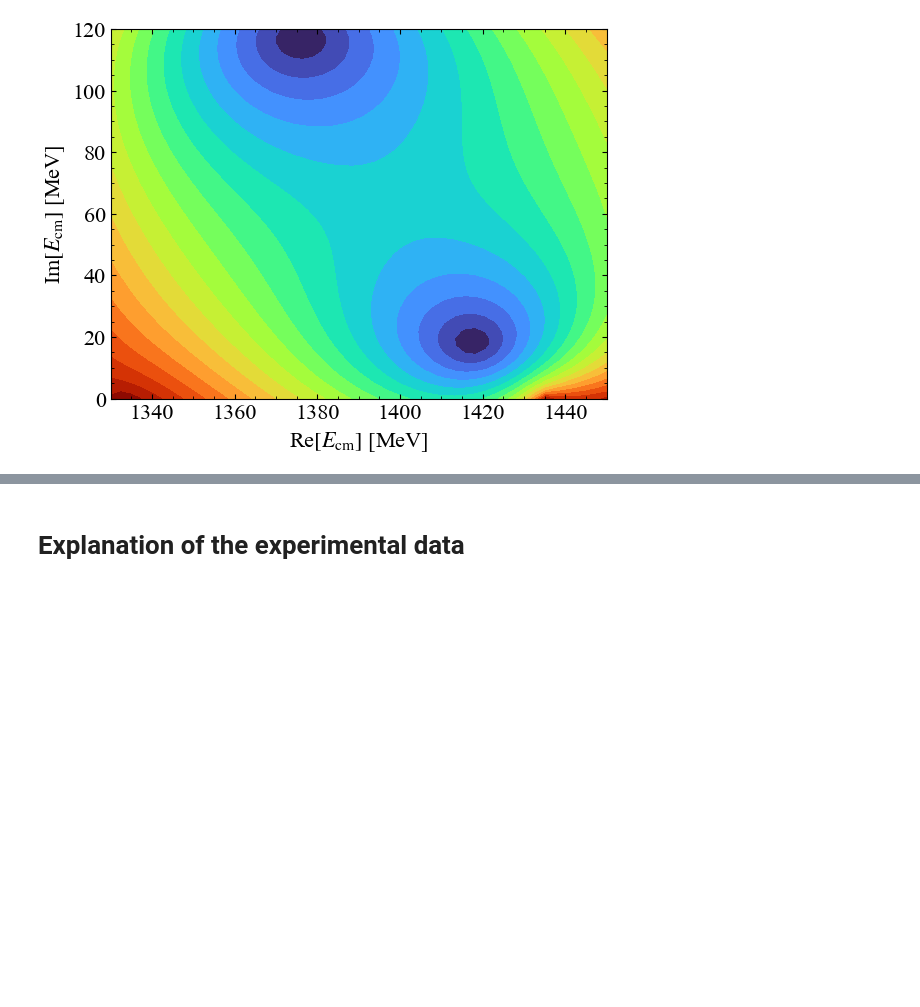
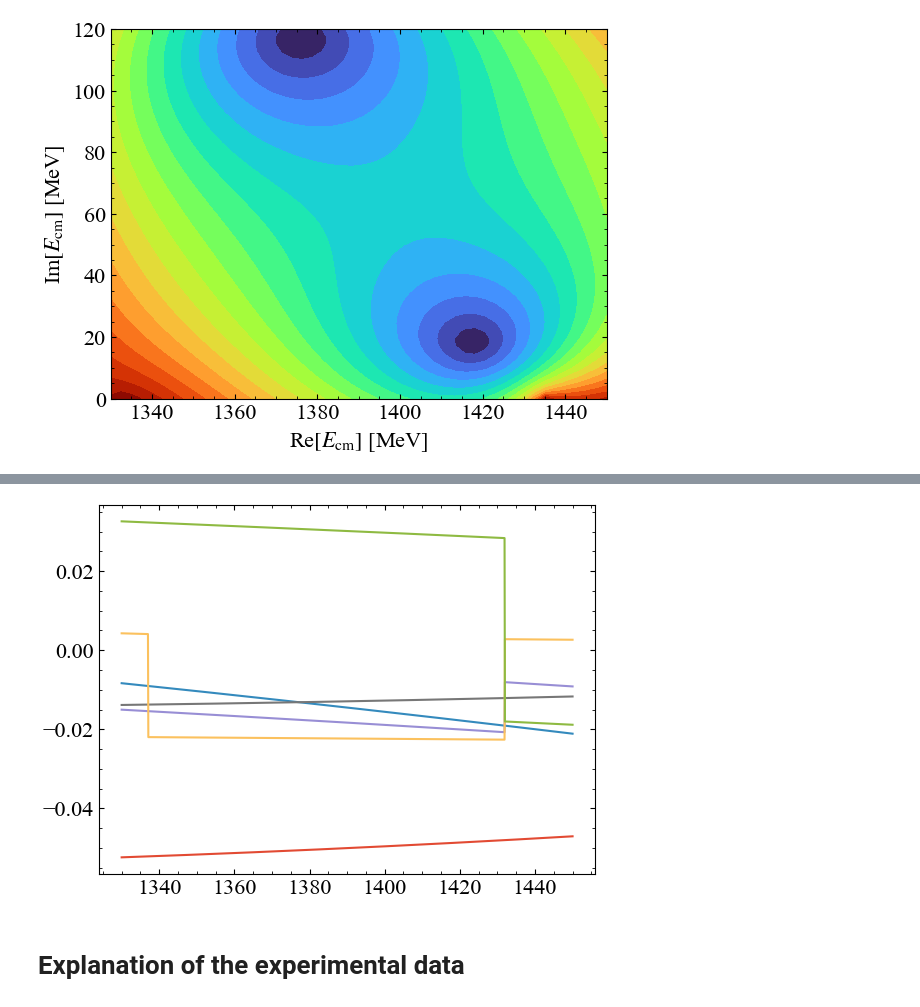
Before and after one commit to zejianzhuang-uv/N1535, a Jupyter notebook: cross_section_lambda.ipynb, the cells around one changed output, grey strips where cells are left out. Cells and saved outputs as stored; diff of their text form; code cells hidden in the pictures; blank space fills up the shorter version.

```diff
--- a/cross_section_lambda.ipynb
+++ b/cross_section_lambda.ipynb
@@ -141,6 +141,16 @@ pL = pole_lo_degen([1364e0, -40e0], par, C_mat(), aLO)
 par_phy_channel = par_physical_channel()
 aLO_phy_channel = Tuple([subtraction_cons(par_phy_channel[:mch][i], mu, qmaxLO) for i in 1:6] )
 anlo_phy_channel = Tuple(subtraction_cons(par_phy_channel[:mch][i], mu, qmax_nlo) for i in 1:6);
+# %%
+w = 1330:0.1:1450
+fig, ax = PyPlot.subplots()
+for i in 1:6
+    # ax.plot(w, [real(Born_u(ww, par_phy_channel, n=6))[1, i] for ww in w])
+    ax.plot(w, [real(V_up_to_nlo_swave(ww, par_phy_channel, CC, DD, LL, n=6)[1, i]) for ww in w])
+end
+fig
+# %% [output]
+[figure, added]
 # %% [markdown]
 # Explanation of the experimental data
 # %%
```
Also changed, not shown: parts of 8 cells of this notebook, 6 other files.
